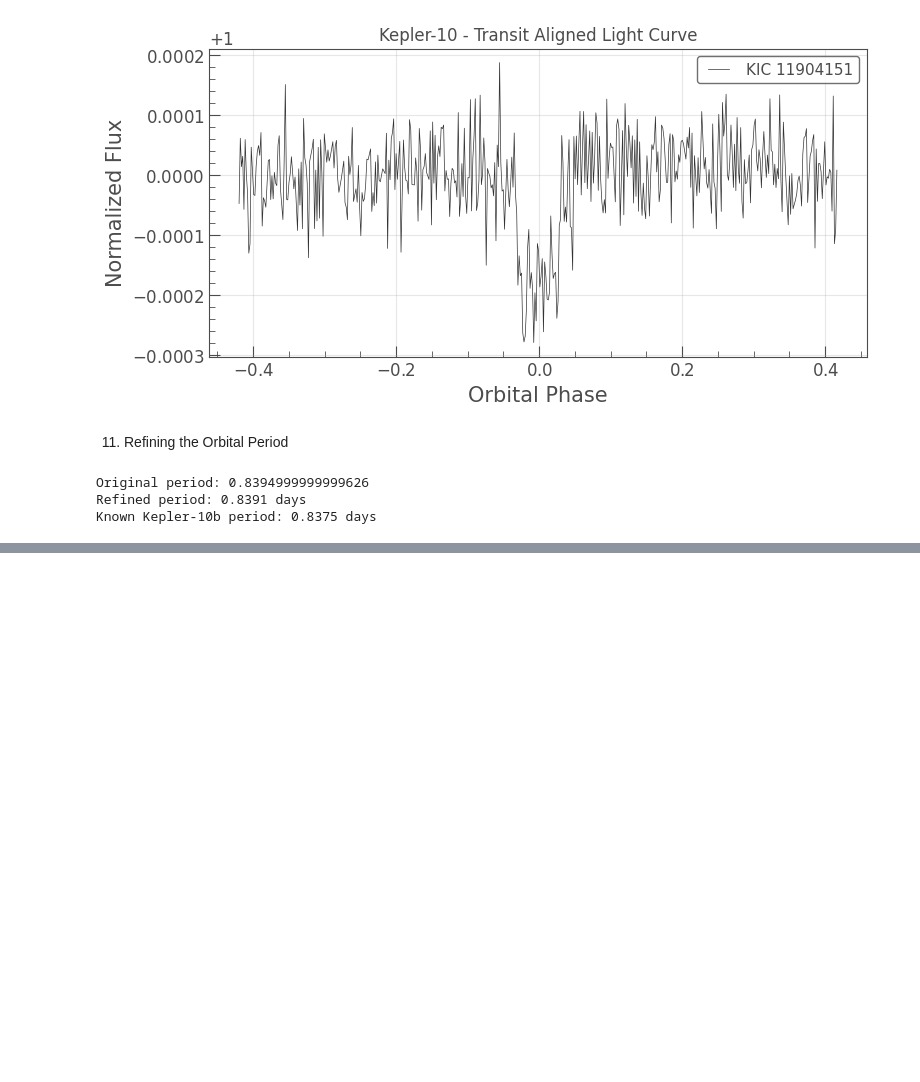
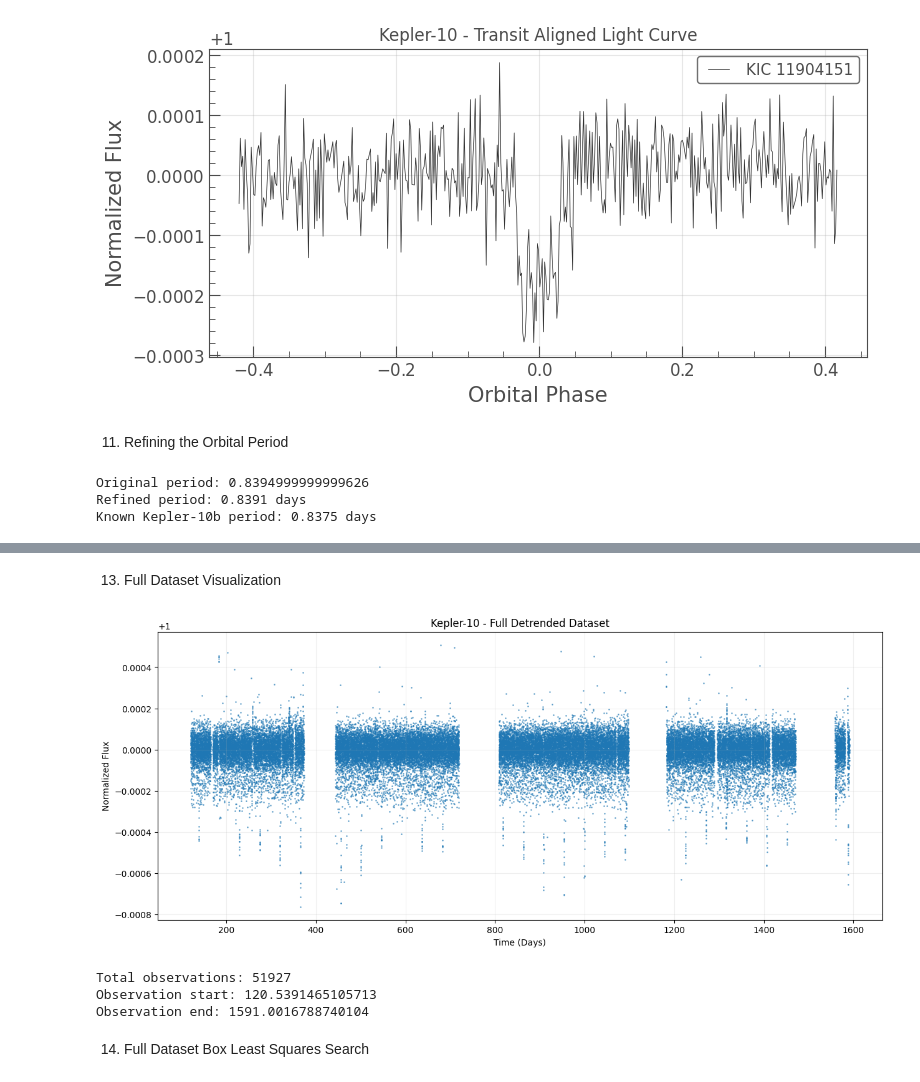
Before and after one commit to sanoop070/nasa-exoplanet-finder, a Jupyter notebook: exoplanet_cnn.ipynb, the cells around one changed output, grey strips where cells are left out. Drawn from its saved outputs; the diff is of its cells as text; code cells hidden in the pictures; blank space fills up the shorter version.

```diff
--- a/exoplanet_cnn.ipynb
+++ b/exoplanet_cnn.ipynb
@@ -485,0 +608,34 @@ Known Kepler-10b period: 0.8375 days
+# %% [markdown]
+13. Full Dataset Visualization
+# %%
+
+# ============================================
+# FULL DATASET - SCATTER VISUALIZATION
+# ============================================
+
+plt.figure(figsize=(15, 6))
+
+plt.scatter(
+    lc_full.time.value,
+    lc_full.flux.value,
+    s=1,
+    alpha=0.5
+)
+
+plt.title("Kepler-10 - Full Detrended Dataset")
+plt.xlabel("Time (Days)")
+plt.ylabel("Normalized Flux")
+
+plt.grid(alpha=0.2)
+plt.show()
+
+print("Total observations:", len(lc_full))
+print("Observation start:", np.min(lc_full.time.value))
+print("Observation end:", np.max(lc_full.time.value))
+# %% [output]
+[figure, added]
+Total observations: 51927
+Observation start: 120.5391465105713
+Observation end: 1591.0016788740104
+# %% [markdown]
+14. Full Dataset Box Least Squares Search
```
Also changed, not shown: parts of 26 cells of this notebook.
